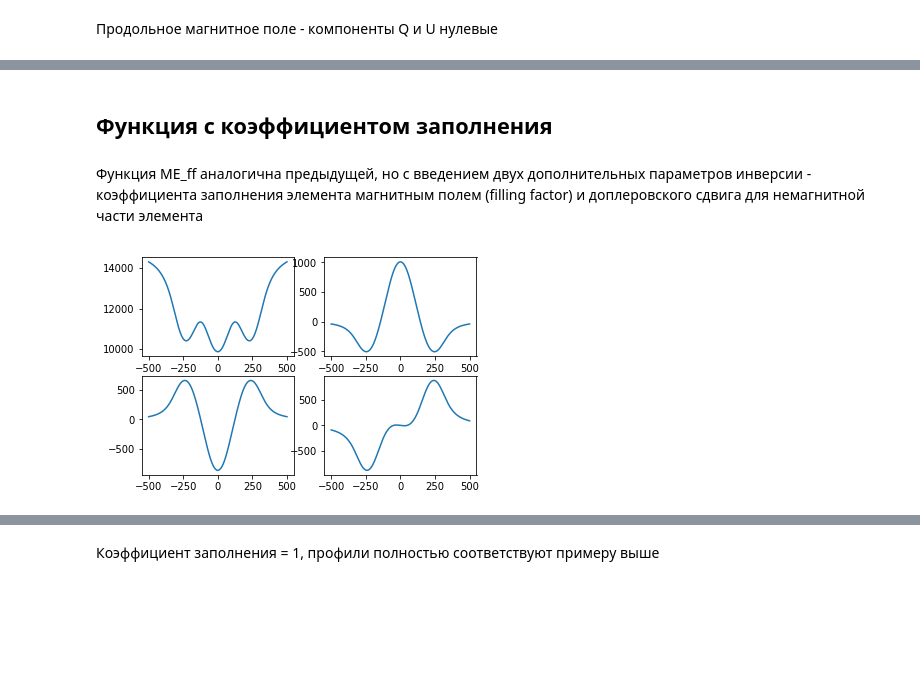
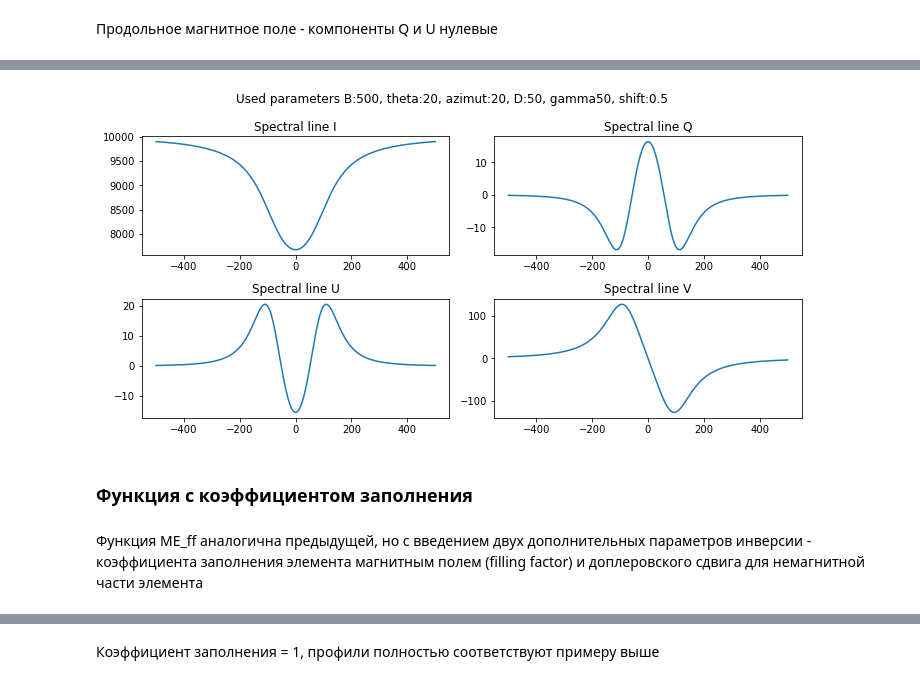
Before and after one commit to andreiplotnikov/ME, a Jupyter notebook: description.ipynb, the cells around one changed output, grey strips where cells are left out. Saved outputs shown, nothing was run; the diff lists cells and outputs as text; code cells hidden in the pictures; blank space fills up the shorter version.

```diff
--- a/description.ipynb
+++ b/description.ipynb
@@ -107,28 +70,9 @@ plt.show()
+# %%
+p_v = [500, 20, 20, 50, 50, 10, 10000, 0.5, 0, 0.5, 0]
+_ = plot_lines(p_v)
+# %% [output]
+[figure, added]
 # %% [markdown]
-Функция с коэффициентом заполнения
------
+### Функция с коэффициентом заполнения
 # %% [markdown]
 Функция ME_ff аналогична предыдущей, но с введением двух дополнительных параметров инверсии - коэффициента заполнения элемента магнитным полем (filling factor) и доплеровского сдвига для немагнитной части элемента
-# %%
-l_v = [6302.5, 2.5, 1]
-p_v = [500, 20, 20, 50, 50, 10, 10000, 0.5, 0, 1, 0]
-I = list(ME.ME_ff(l_v, p_v, xx[i])[0] for i in range(len(xx)))
-Q = list(ME.ME_ff(l_v, p_v, xx[i])[1] for i in range(len(xx)))
-U = list(ME.ME_ff(l_v, p_v, xx[i])[2] for i in range(len(xx)))
-V = list(ME.ME_ff(l_v, p_v, xx[i])[3] for i in range(len(xx)))
-
-plt.subplot(221)
-plt.plot(xx, I)
-
-plt.subplot(222)
-plt.plot(xx, Q)
-
-plt.subplot(223)
-plt.plot(xx, U)
-
-plt.subplot(224)
-plt.plot(xx, V)
-
-plt.show()
-# %% [output]
-[figure, removed]
```
Also changed, not shown: parts of 28 cells of this notebook, 3 other files.
